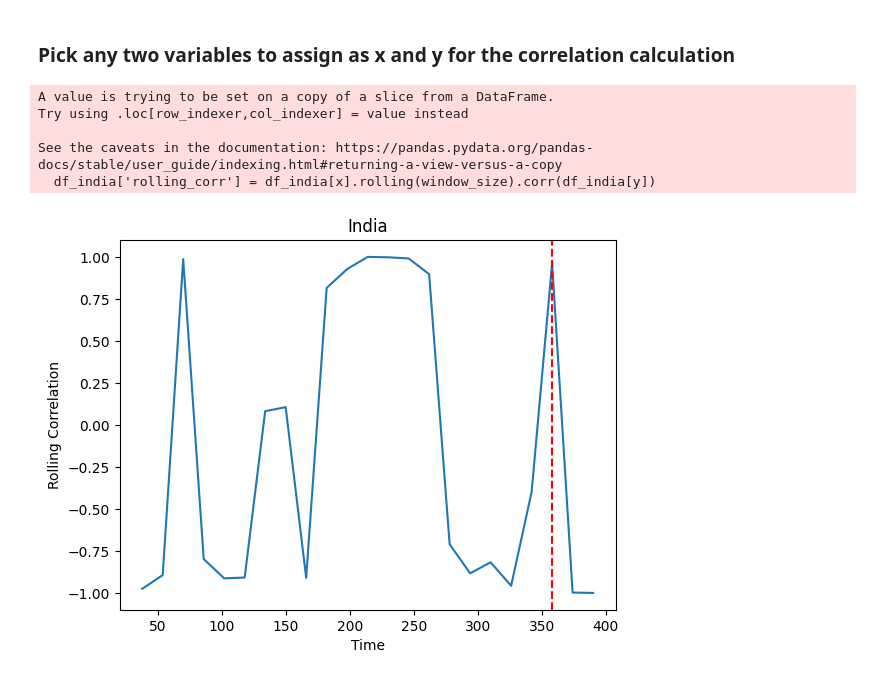
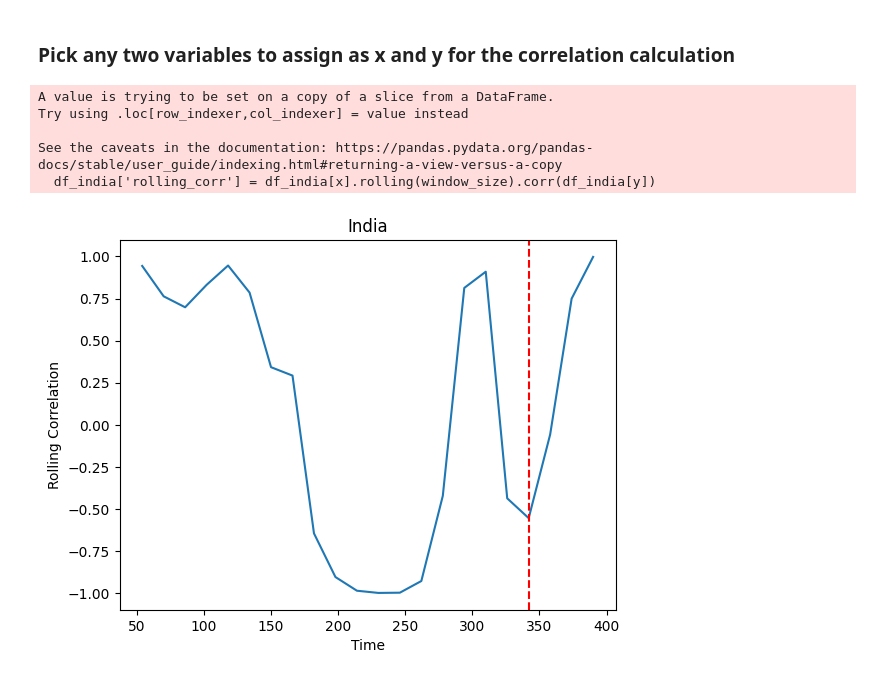
Before and after one commit to SebastianWikt/DS4002-P2, a Jupyter notebook: Scripts/Project_2_running_corr.ipynb, the cells around one changed output. Drawn from its saved outputs; the diff is of its cells as text; code cells hidden in the pictures.

Commit message:
Fertility Rate vs Net Migration

```diff
--- a/Scripts/Project_2_running_corr.ipynb
+++ b/Scripts/Project_2_running_corr.ipynb
@@ -52,31 +58,31 @@ df.head(15)
 # %%
 from ruptures import Pelt
 
 df_india = df.loc[df['Name'] == 'India']
 
 x = 'Net international migrants, both sexes'
-y = 'Life Expectancy at Birth, Both Sexes'
+y = 'Total Fertility Rate'
 
-window_size = 3  # Adjust to the minimum value with no errors
+window_size = 4  # Adjust to the minimum value with no errors
 df_india['rolling_corr'] = df_india[x].rolling(window_size).corr(df_india[y])
 
 model = Pelt(model="rbf").fit(df_india['rolling_corr'].dropna().values)
 change_points = model.predict(pen=10)  # Adjust penalty as needed
 
 plt.plot(df_india.index, df_india['rolling_corr'])
 for cp in change_points:
     plt.axvline(x=df_india.index[cp-1], color='red', linestyle='--')
 plt.title('India')
 plt.xlabel('Time')
 plt.ylabel('Rolling Correlation')
 plt.show()
 # %% [output]
 A value is trying to be set on a copy of a slice from a DataFrame.
 Try using .loc[row_indexer,col_indexer] = value instead
 
 See the caveats in the documentation: https://pandas.pydata.org/pandas-docs/stable/user_guide/indexing.html#returning-a-view-versus-a-copy
   df_india['rolling_corr'] = df_india[x].rolling(window_size).corr(df_india[y])
-[figure, old version]
+[figure, new version]
 # %%
 df_china = df.loc[df['Name'] == 'China']
 
```
Also changed, not shown: parts of 5 cells of this notebook.
